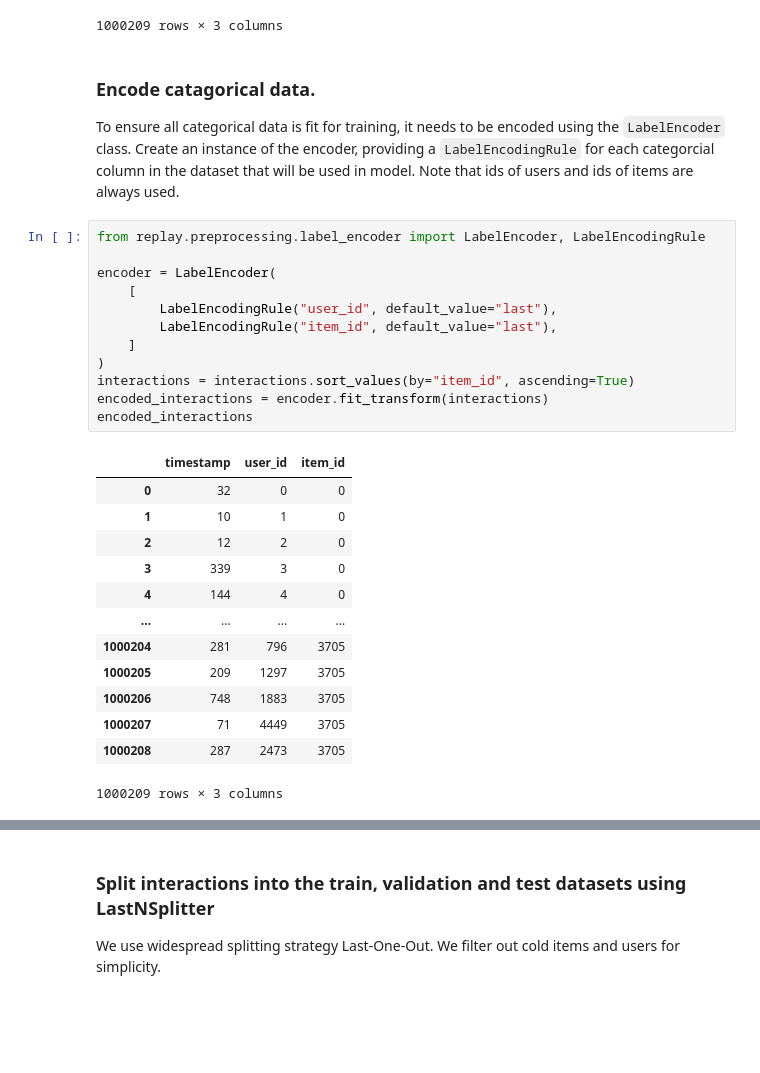
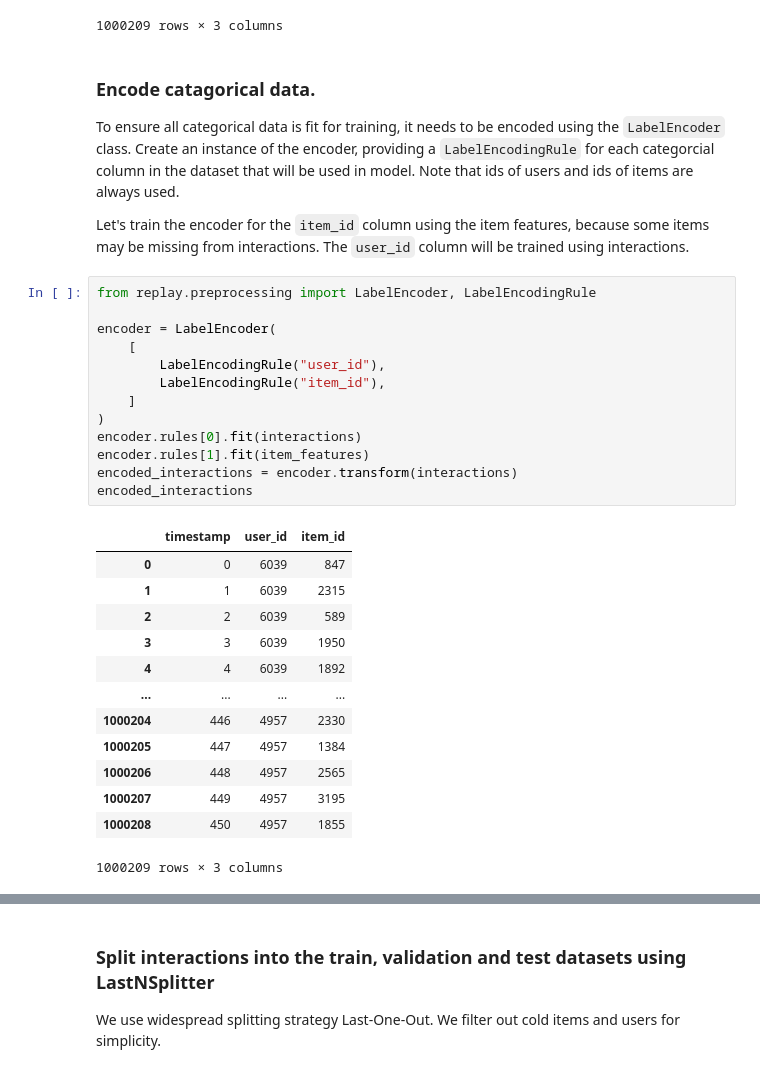
Before and after one commit to sb-ai-lab/RePlay, a Jupyter notebook: examples/15_twotower_example.ipynb, the cells around one changed output, grey strips where cells are left out. Drawn from its saved outputs; the diff is of its cells as text; blank space fills up the shorter version.

```diff
--- a/examples/15_twotower_example.ipynb
+++ b/examples/15_twotower_example.ipynb
@@ -47,30 +46,33 @@ interactions
 # %% [markdown]
 ### Encode catagorical data.
 To ensure all categorical data is fit for training, it needs to be encoded using the `LabelEncoder` class. Create an instance of the encoder, providing a `LabelEncodingRule` for each categorcial column in the dataset that will be used in model. Note that ids of users and ids of items are always used.
+
+Let's train the encoder for the `item_id` column using the item features, because some items may be missing from interactions. The `user_id` column will be trained using interactions.
 # %%
-from replay.preprocessing.label_encoder import LabelEncoder, LabelEncodingRule
+from replay.preprocessing import LabelEncoder, LabelEncodingRule
 
 encoder = LabelEncoder(
     [
-        LabelEncodingRule("user_id", default_value="last"),
-        LabelEncodingRule("item_id", default_value="last"),
+        LabelEncodingRule("user_id"),
+        LabelEncodingRule("item_id"),
     ]
 )
-interactions = interactions.sort_values(by="item_id", ascending=True)
-encoded_interactions = encoder.fit_transform(interactions)
+encoder.rules[0].fit(interactions)
+encoder.rules[1].fit(item_features)
+encoded_interactions = encoder.transform(interactions)
 encoded_interactions
 # %% [output]
 |  | timestamp | user_id | item_id |
-| 0 | 32 | 0 | 0 |
-| 1 | 10 | 1 | 0 |
-| 2 | 12 | 2 | 0 |
-| 3 | 339 | 3 | 0 |
-| 4 | 144 | 4 | 0 |
+| 0 | 0 | 6039 | 847 |
+| 1 | 1 | 6039 | 2315 |
+| 2 | 2 | 6039 | 589 |
+| 3 | 3 | 6039 | 1950 |
+| 4 | 4 | 6039 | 1892 |
 | ... | ... | ... | ... |
-| 1000204 | 281 | 796 | 3705 |
-| 1000205 | 209 | 1297 | 3705 |
-| 1000206 | 748 | 1883 | 3705 |
-| 1000207 | 71 | 4449 | 3705 |
-| 1000208 | 287 | 2473 | 3705 |
+| 1000204 | 446 | 4957 | 2330 |
+| 1000205 | 447 | 4957 | 1384 |
+| 1000206 | 448 | 4957 | 2565 |
+| 1000207 | 449 | 4957 | 3195 |
+| 1000208 | 450 | 4957 | 1855 |
 1000209 rows × 3 columns
 # %%
```
Also changed, not shown: parts of 7 cells of this notebook, 1 other file.
